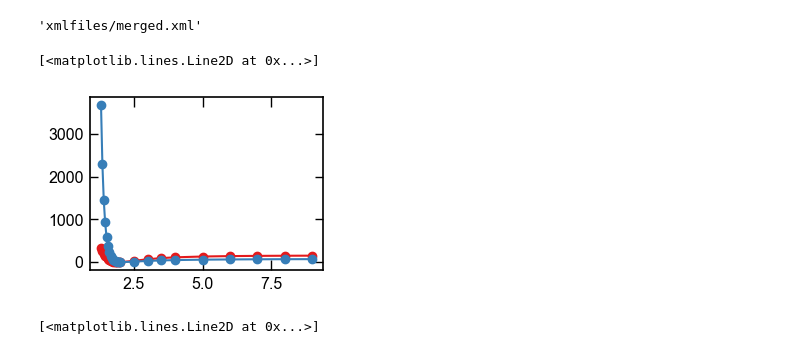
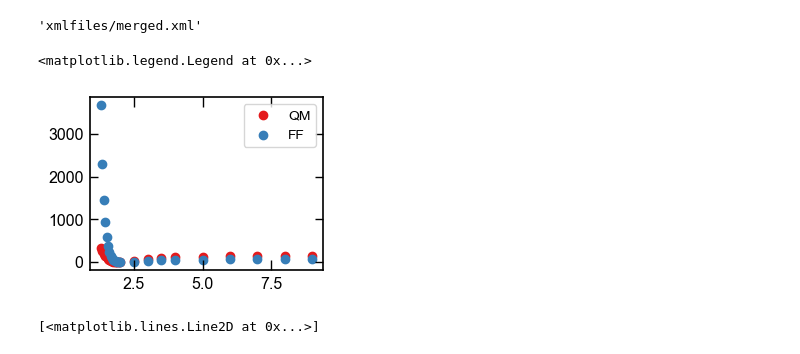
Before and after one commit to srak-uf/iMolCRAFT, a Jupyter notebook: examples/opt/distance_vsite/vsite_weightdiff.ipynb, the cells around one changed output. Drawn from its saved outputs; the diff is of its cells as text; code cells hidden in the pictures.

```diff
--- a/examples/opt/distance_vsite/vsite_weightdiff.ipynb
+++ b/examples/opt/distance_vsite/vsite_weightdiff.ipynb
@@ -39,23 +37,28 @@ for i, g16log in enumerate(g16logs):
     atoms = read(g16log)
     distance = atoms.get_distance(5, 10)
     energy = atoms.get_potential_energy()/(units.kJ / units.mol)
-    calculator.qm_distancescan[0]["distances_A"].append(distance)
-    calculator.qm_distancescan[0]["energy_kjmol"].append(energy)
-    calculator.qm_distancescan[0]["atoms"].append(atoms)
+    calculator.qm_scan[0]["distance_A"].append(distance)
+    calculator.qm_scan[0]["energy_kjmol"].append(energy)
+    calculator.qm_scan[0]["atoms"].append(atoms)
 # %%
-# calculator.qm_distancescan[0]でcalculator.qm_distancescan[0]["distances_A"]ベースでソート
-# "distances_A"の値で全リストをソート
-order = np.argsort(calculator.qm_distancescan[0]["distances_A"])
-for key in calculator.qm_distancescan[0]:
-	calculator.qm_distancescan[0][key] = [calculator.qm_distancescan[0][key][i] for i in order]
-# calculator.qm_distancescan[0]
+# calculator.qm_scan[0]でcalculator.qm_scan[0]["distance_A"]ベースでソート
+# "distance_A"の値で全リストをソート
+order = np.argsort(calculator.qm_scan[0]["distance_A"])
+for key in calculator.qm_scan[0]:
+	calculator.qm_scan[0][key] = [calculator.qm_scan[0][key][i] for i in order]
 # %%
 calculator.do_ffscan("xmlfiles/merged.xml")
 # %%
-plt.plot(calculator.qm_distancescan[0]["distances_A"], np.array(calculator.qm_distancescan[0]["energy_kjmol"])-min(calculator.qm_distancescan[0]["energy_kjmol"]), marker="o")
-plt.plot(calculator.ff_distancescan[0]["distances_A"], np.array(calculator.ff_distancescan[0]["energy_kjmol"])-min(calculator.ff_distancescan[0]["energy_kjmol"]), marker="o")
+import numpy as np
+import matplotlib.pyplot as plt
+
+plt.scatter(calculator.qm_scan[0]["distance_A"], np.array(calculator.qm_scan[0]["energy_kjmol"])-np.array(calculator.qm_scan[0]["energy_kjmol"]).min(), label="QM")
+
+plt.scatter(calculator.ff_scan[0]["distance_A"], np.array(calculator.ff_scan[0]["energy_kjmol"])-np.array(calculator.ff_scan[0]["energy_kjmol"]).min(), label="FF")
+
+plt.legend()
 # %% [output]
-[<matplotlib.lines.Line2D at 0x...>]
+<matplotlib.legend.Legend at 0x...>
-[figure, old version]
+[figure, new version]
 # %%
 plt.ylim(0,200)
```
Also changed, not shown: parts of 15 cells of this notebook, 9 other files.
